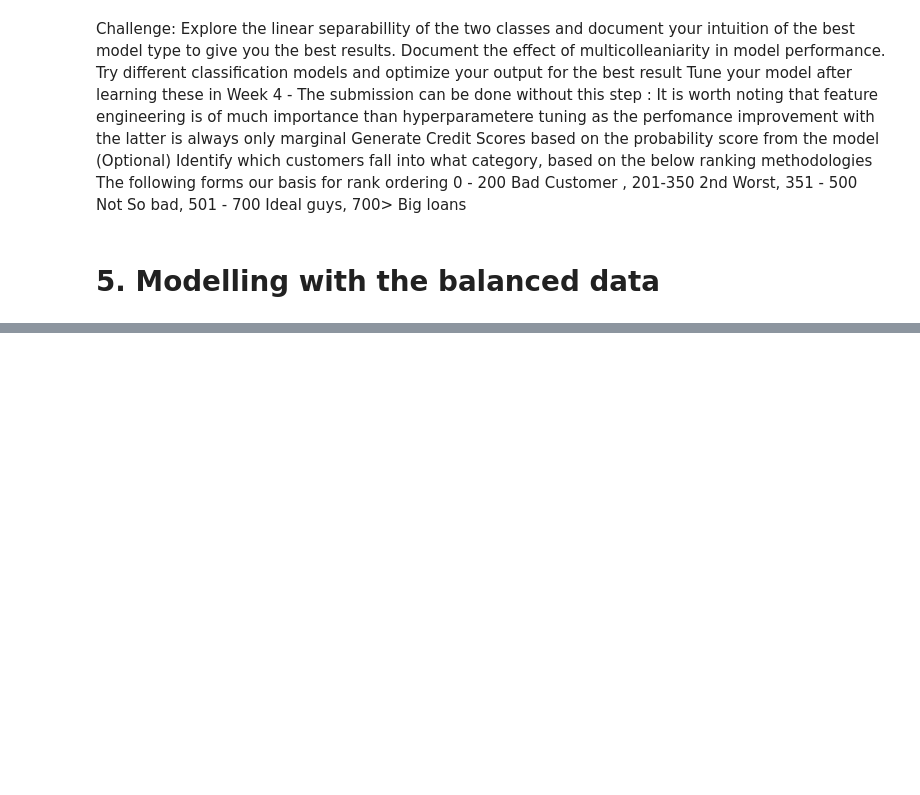
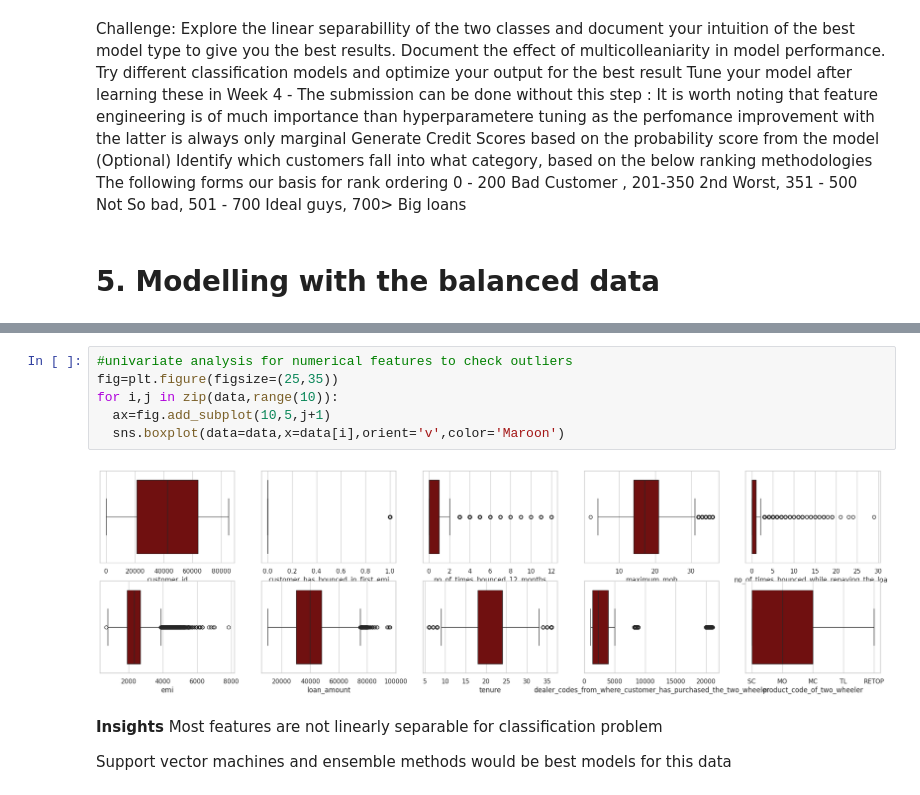
Before and after one commit to Karlajack/MachineLearning1, a Jupyter notebook: Credit_Risk_Modelling.ipynb, the cells around one changed output, grey strips where cells are left out. Cells and saved outputs as stored; diff of their text form; blank space fills up the shorter version.

```diff
--- a/Credit_Risk_Modelling.ipynb
+++ b/Credit_Risk_Modelling.ipynb
@@ -294,0 +337,13 @@ The following forms our basis for rank ordering
+# %%
+#univariate analysis for numerical features to check outliers
+fig=plt.figure(figsize=(25,35))
+for i,j in zip(data,range(10)):
+  ax=fig.add_subplot(10,5,j+1)
+  sns.boxplot(data=data,x=data[i],orient='v',color='Maroon')
+# %% [output]
+[figure, added]
+# %% [markdown]
+**Insights**
+Most features are not linearly separable for classification problem
+
+Support vector machines and ensemble methods would be best models for this data
```
Also changed, not shown: parts of 19 cells of this notebook.
